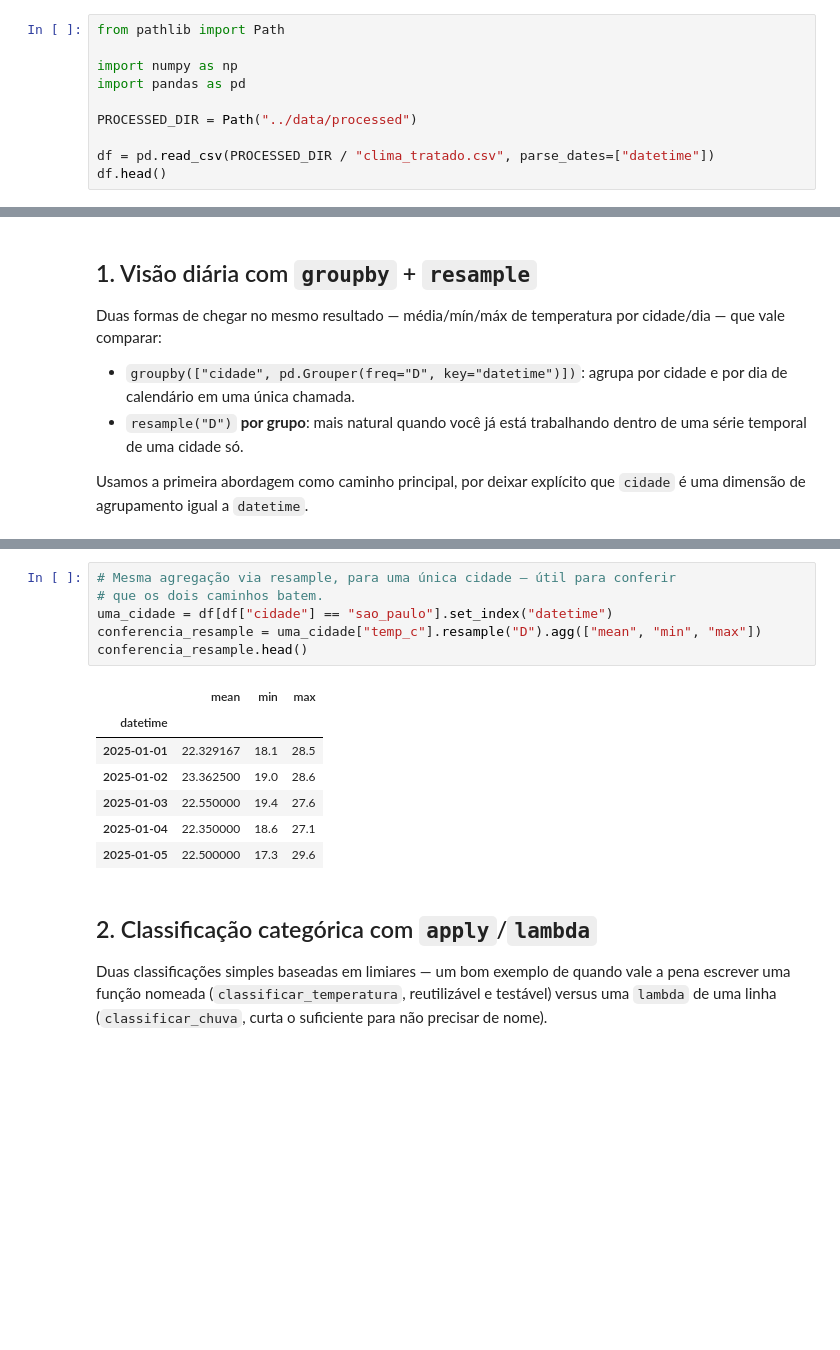
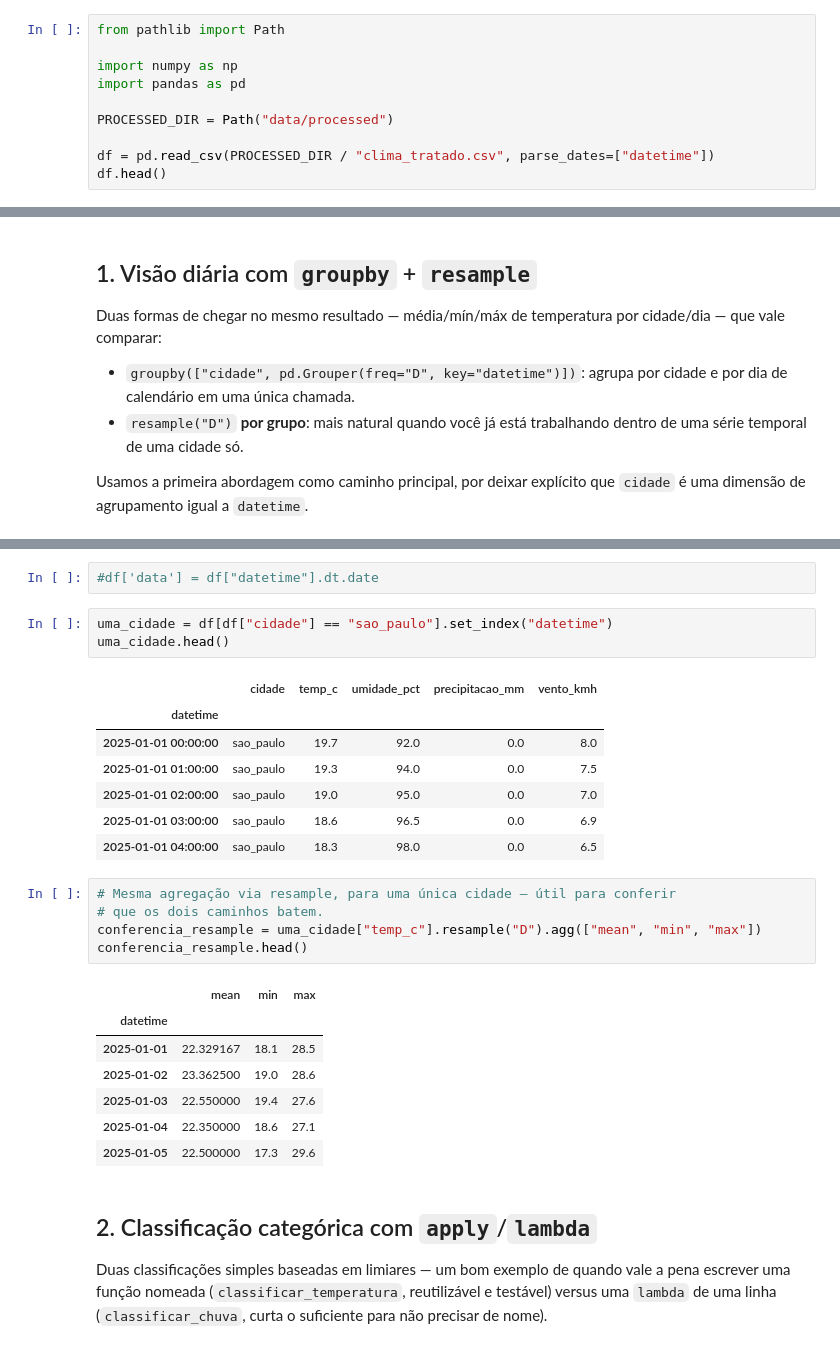
Before and after one commit to carollzambelli/python-analytics, a Jupyter notebook: 03_nova_visao_agregacoes.ipynb, the cells around one changed output, grey strips where cells are left out. Cells and saved outputs as stored; diff of their text form; blank space fills up the shorter version.

```diff
--- a/03_nova_visao_agregacoes.ipynb
+++ b/03_nova_visao_agregacoes.ipynb
@@ -11,7 +11,7 @@ from pathlib import Path
 import numpy as np
 import pandas as pd
 
-PROCESSED_DIR = Path("../data/processed")
+PROCESSED_DIR = Path("data/processed")
 
 df = pd.read_csv(PROCESSED_DIR / "clima_tratado.csv", parse_dates=["datetime"])
 df.head()
@@ -58,10 +57,22 @@ diario.head()
 | 2 | manaus | 2025-01-03 | 27.587500 | 24.9 | 30.2 | 80.916667 | 1.0 | 4.937500 |
 | 3 | manaus | 2025-01-04 | 26.233333 | 24.5 | 28.9 | 86.166667 | 11.8 | 4.608333 |
 | 4 | manaus | 2025-01-05 | 25.795833 | 24.3 | 28.0 | 86.916667 | 8.8 | 4.100000 |
+# %%
+#df['data'] = df["datetime"].dt.date
+# %%
+uma_cidade = df[df["cidade"] == "sao_paulo"].set_index("datetime")
+uma_cidade.head()
+# %% [output]
+|  | cidade | temp_c | umidade_pct | precipitacao_mm | vento_kmh |
+| datetime |  |  |  |  |  |
+| 2025-01-01 00:00:00 | sao_paulo | 19.7 | 92.0 | 0.0 | 8.0 |
+| 2025-01-01 01:00:00 | sao_paulo | 19.3 | 94.0 | 0.0 | 7.5 |
+| 2025-01-01 02:00:00 | sao_paulo | 19.0 | 95.0 | 0.0 | 7.0 |
+| 2025-01-01 03:00:00 | sao_paulo | 18.6 | 96.5 | 0.0 | 6.9 |
+| 2025-01-01 04:00:00 | sao_paulo | 18.3 | 98.0 | 0.0 | 6.5 |
 # %%
 # Mesma agregação via resample, para uma única cidade — útil para conferir
 # que os dois caminhos batem.
-uma_cidade = df[df["cidade"] == "sao_paulo"].set_index("datetime")
 conferencia_resample = uma_cidade["temp_c"].resample("D").agg(["mean", "min", "max"])
 conferencia_resample.head()
 # %% [output]
```
Also changed, not shown: parts of 3 cells of this notebook, 5 other files.
